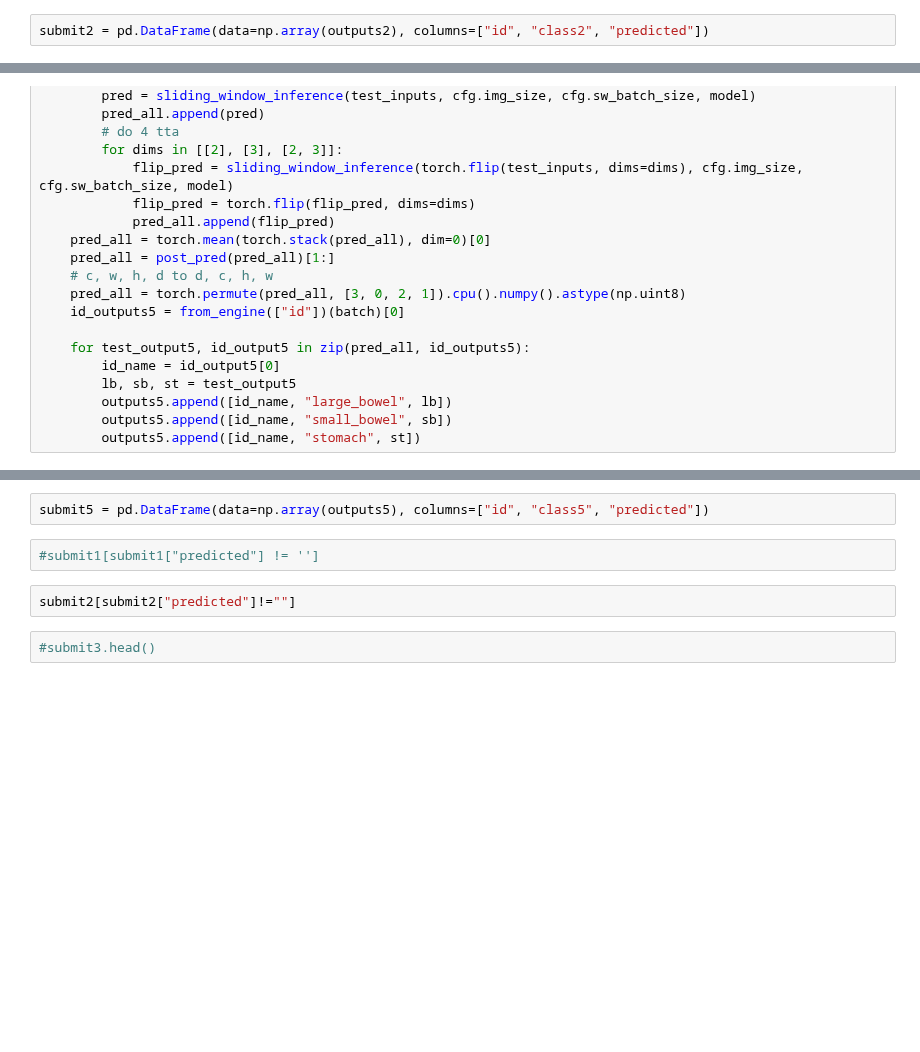
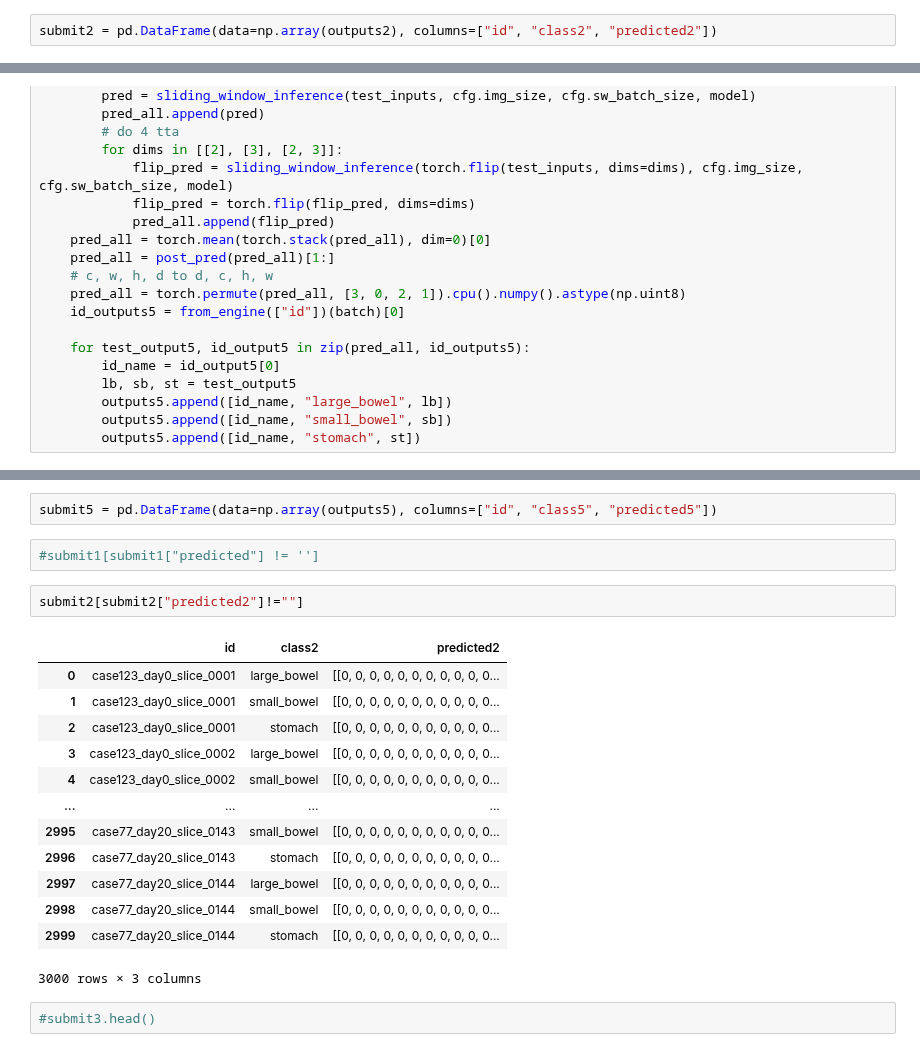
Before and after one commit to HarshitKmr10/UW-Madison-GI-Tract-Image-Segmentation, a Jupyter notebook: 3d-solution-with-monai-infer.ipynb, the cells around one changed output, grey strips where cells are left out. Cells and saved outputs as stored; diff of their text form; blank space fills up the shorter version.

```diff
--- a/3d-solution-with-monai-infer.ipynb
+++ b/3d-solution-with-monai-infer.ipynb
@@ -333,5 +346,5 @@ submit1 = pd.DataFrame(data=np.array(outputs), columns=["id", "class1", "predict
 # %%
-submit2 = pd.DataFrame(data=np.array(outputs2), columns=["id", "class2", "predicted"])
+submit2 = pd.DataFrame(data=np.array(outputs2), columns=["id", "class2", "predicted2"])
 # %%
   class cfg:
     img_size = (224, 224, 80)
@@ -616,9 +637,23 @@ sb.shape
 # %%
-submit5 = pd.DataFrame(data=np.array(outputs5), columns=["id", "class5", "predicted"])
+submit5 = pd.DataFrame(data=np.array(outputs5), columns=["id", "class5", "predicted5"])
 # %%
 #submit1[submit1["predicted"] != '']
 # %%
-submit2[submit2["predicted"]!=""]
+submit2[submit2["predicted2"]!=""]
+# %% [output]
+|  | id | class2 | predicted2 |
+| 0 | case123_day0_slice_0001 | large_bowel | [[0, 0, 0, 0, 0, 0, 0, 0, 0, 0, 0... |
+| 1 | case123_day0_slice_0001 | small_bowel | [[0, 0, 0, 0, 0, 0, 0, 0, 0, 0, 0... |
+| 2 | case123_day0_slice_0001 | stomach | [[0, 0, 0, 0, 0, 0, 0, 0, 0, 0, 0... |
+| 3 | case123_day0_slice_0002 | large_bowel | [[0, 0, 0, 0, 0, 0, 0, 0, 0, 0, 0... |
+| 4 | case123_day0_slice_0002 | small_bowel | [[0, 0, 0, 0, 0, 0, 0, 0, 0, 0, 0... |
+| ... | ... | ... | ... |
+| 2995 | case77_day20_slice_0143 | small_bowel | [[0, 0, 0, 0, 0, 0, 0, 0, 0, 0, 0... |
+| 2996 | case77_day20_slice_0143 | stomach | [[0, 0, 0, 0, 0, 0, 0, 0, 0, 0, 0... |
+| 2997 | case77_day20_slice_0144 | large_bowel | [[0, 0, 0, 0, 0, 0, 0, 0, 0, 0, 0... |
+| 2998 | case77_day20_slice_0144 | small_bowel | [[0, 0, 0, 0, 0, 0, 0, 0, 0, 0, 0... |
+| 2999 | case77_day20_slice_0144 | stomach | [[0, 0, 0, 0, 0, 0, 0, 0, 0, 0, 0... |
+3000 rows × 3 columns
 # %%
 #submit3.head()
 # %%
```
Also changed, not shown: parts of 23 cells of this notebook.
